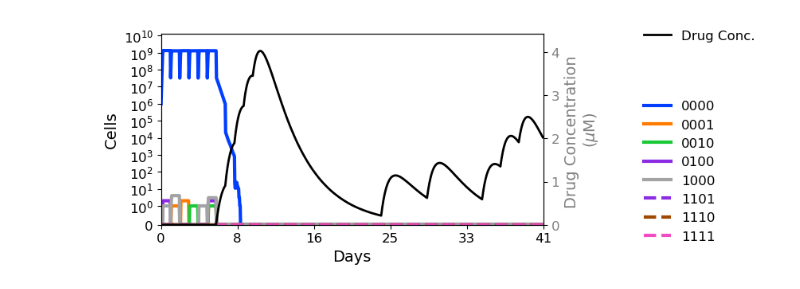
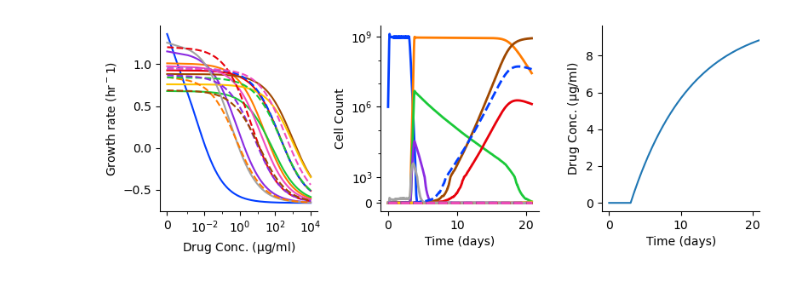
Before and after one commit to eshanking/fears, a Jupyter notebook: examples/example_notebook.ipynb, the cells around one changed output. Saved outputs shown, nothing was run; the diff lists cells and outputs as text; code cells hidden in the pictures.

```diff
--- a/examples/example_notebook.ipynb
+++ b/examples/example_notebook.ipynb
@@ -50,15 +1,58 @@ p.simulate();
-# %%
-
-options = {'max_dose':1, # max drug concentration
-           'n_sims':1,
-           'k_abs':0.05, # rate of change of drug concentration
-           'k_elim':0.01,
-           'passage':True, # whether to simulate cell passaging (periodic dilution of cells)
-           'dwell':True, # add a delay before the addition of drug (for the accumulation of mutations)
-           'dwell_time':24*3,
-           'carrying_cap':10**9}
-
-p = Population(**options,curve_type='pulsed',prob_drop=0.8)
-p.simulate();
-# %% [output]
-[figure, removed]
+# %%
+from fears.population import Population
+from fears.utils import plotter
+import numpy as np
+import matplotlib.pyplot as plt
+
+np.random.seed(2022) # set random seed for reproducibility
+
+options = {'max_dose':10, # max drug concentration
+           'n_sims':1,
+           'k_abs':0.005, # rate of change of drug concentration
+           'k_elim':0,
+           'dwell':True, # add a delay before the addition of drug
+           'dwell_time':24*3,
+           'carrying_cap':10**9,
+           'mut_rate':10**-8,
+           'plot':False,
+           'n_timestep':500}
+
+p = Population(fitness_data='from_file',**options)
+counts, et = p.simulate();
+
+fig,ax_list = plt.subplots(ncols=3,figsize=(8,3))
+ax = ax_list[0]
+
+figx,ax = plotter.plot_fitness_curves(p,ax=ax,show_legend=False,labelsize=10,
+                                      linewidth=1.5)
+ax.set_xticks([0,10**-2,10**0,10**2,10**4])
+ax.set_xlabel('Drug Conc. ($\mathrm{\mu}$g/ml)')
+
+t = np.arange(500)/24
+cc = plotter.gen_color_cycler()
+ax = ax_list[1]
+ax.set_prop_cycle(cc)
+
+ax.plot(t,counts,linewidth=2)
+
+ax.set_yscale('symlog',linthresh=10**3)
+ax.set_yticks([0,10**3,10**6,10**9])
+ax.set_ylabel('Cell Count')
+ax.set_xlabel('Time (days)')
+
+ax = ax_list[2]
+
+t = np.arange(len(p.drug_curve))/24
+ax.plot(t,p.drug_curve)
+
+ax.set_xlim([-1,21])
+ax.set_xlabel('Time (days)')
+ax.set_ylabel('Drug Conc. ($\mathrm{\mu}$g/ml)')
+
+for ax in ax_list:
+    ax.spines['top'].set_visible(False)
+    ax.spines['right'].set_visible(False)
+
+fig.tight_layout()
+# %% [output]
+[figure, added]
```
Also changed, not shown: parts of 3 cells of this notebook.
